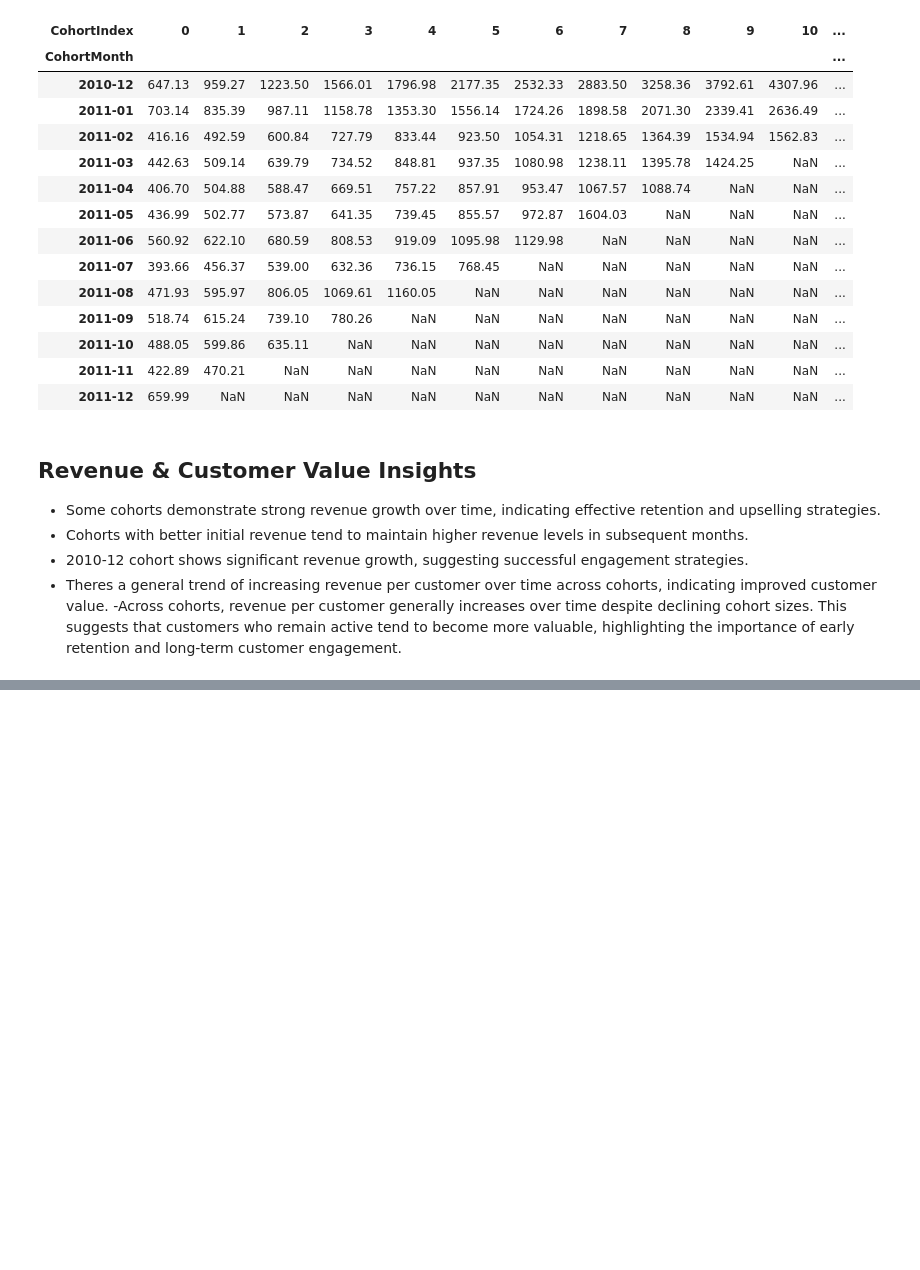
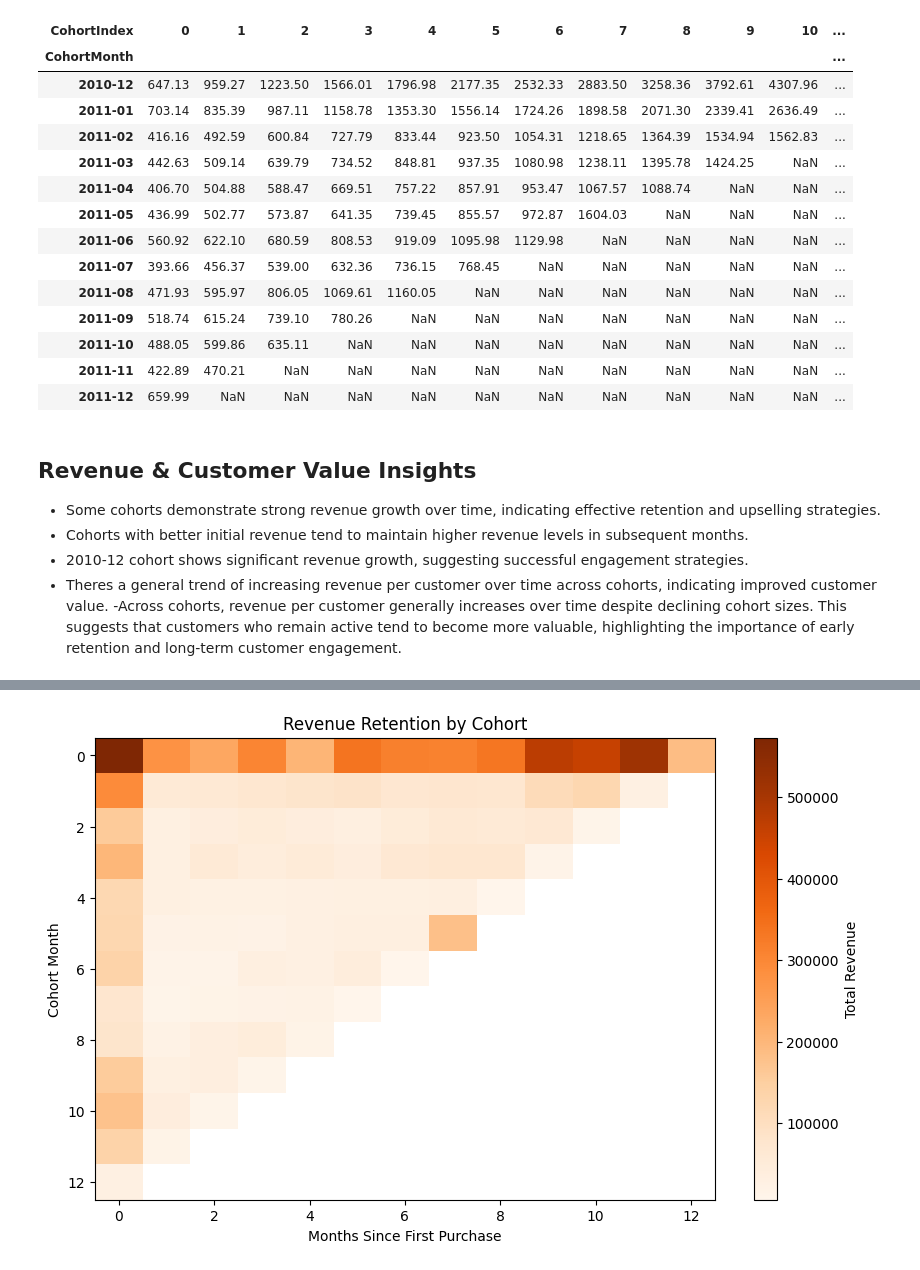
Before and after one commit to BoiDrew/revenue-retention-analysis, a Jupyter notebook: notebooks/revenue_retention_value.ipynb, the cells around one changed output, grey strips where cells are left out. Saved outputs shown, nothing was run; the diff lists cells and outputs as text; code cells hidden in the pictures; blank space fills up the shorter version.

```diff
--- a/notebooks/revenue_retention_value.ipynb
+++ b/notebooks/revenue_retention_value.ipynb
@@ -192,0 +277,11 @@ Rentation efforts should focus on the first few months after acquisition, where
+# %%
+# Revenue retention across cohorts over time
+plt.figure(figsize=(10, 6))
+plt.imshow(cohort_revenue_pivot, aspect='auto', cmap='Oranges')
+plt.colorbar(label='Total Revenue')
+plt.title('Revenue Retention by Cohort')
+plt.xlabel('Months Since First Purchase')
+plt.ylabel('Cohort Month')
+plt.show()
+# %% [output]
+[figure, added]
```
Also changed, not shown: parts of 7 cells of this notebook, 1 other file.
